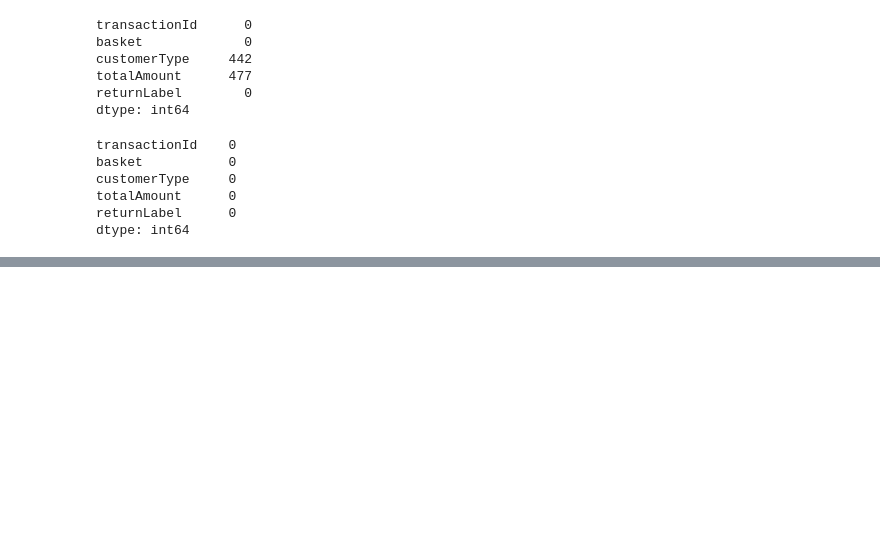
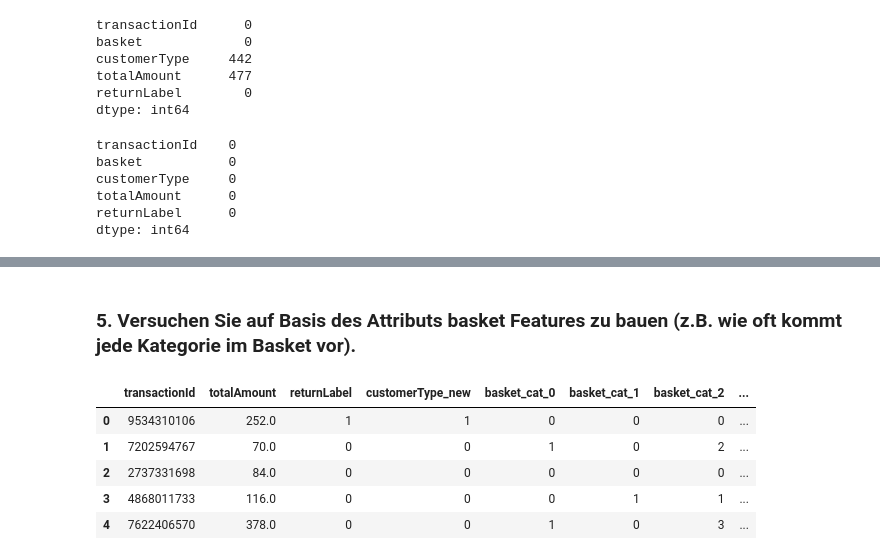
Before and after one commit to DavidSpre/ml-projekt-ss25, a Jupyter notebook: 256378.ipynb, the cells around one changed output, grey strips where cells are left out. Cells and saved outputs as stored; diff of their text form; code cells hidden in the pictures; blank space fills up the shorter version.

```diff
--- a/256378.ipynb
+++ b/256378.ipynb
@@ -110,0 +142,3 @@ dtype: int64
+# %%
+train_df = pd.get_dummies(train_df, columns=["customerType"], dtype=int, drop_first=True)
+train_df.head()
@@ -110,0 +152,18 @@ dtype: int64
+# %% [markdown]
+### 5. Versuchen Sie auf Basis des Attributs basket Features zu bauen (z.B. wie oft kommt jede Kategorie im Basket vor).
+# %%
+train_df['basket'] = train_df['basket'].apply(ast.literal_eval)
+train_df['basket_counts'] = train_df['basket'].apply(lambda x: Counter(x))
+
+for i in range(6):
+    train_df[f'basket_cat_{i}'] = train_df['basket_counts'].apply(lambda c: c.get(i, 0))
+
+train_df.drop(columns=['basket', 'basket_counts'], inplace=True)
+train_df.head()
+# %% [output]
+|  | transactionId | totalAmount | returnLabel | customerType_new | basket_cat_0 | basket_cat_1 | basket_cat_2 | ... |
+| 0 | 9534310106 | 252.0 | 1 | 1 | 0 | 0 | 0 | ... |
+| 1 | 7202594767 | 70.0 | 0 | 0 | 1 | 0 | 2 | ... |
+| 2 | 2737331698 | 84.0 | 0 | 0 | 0 | 0 | 0 | ... |
+| 3 | 4868011733 | 116.0 | 0 | 0 | 0 | 1 | 1 | ... |
+| 4 | 7622406570 | 378.0 | 0 | 0 | 1 | 0 | 3 | ... |
```
Also changed, not shown: parts of 9 cells of this notebook.
